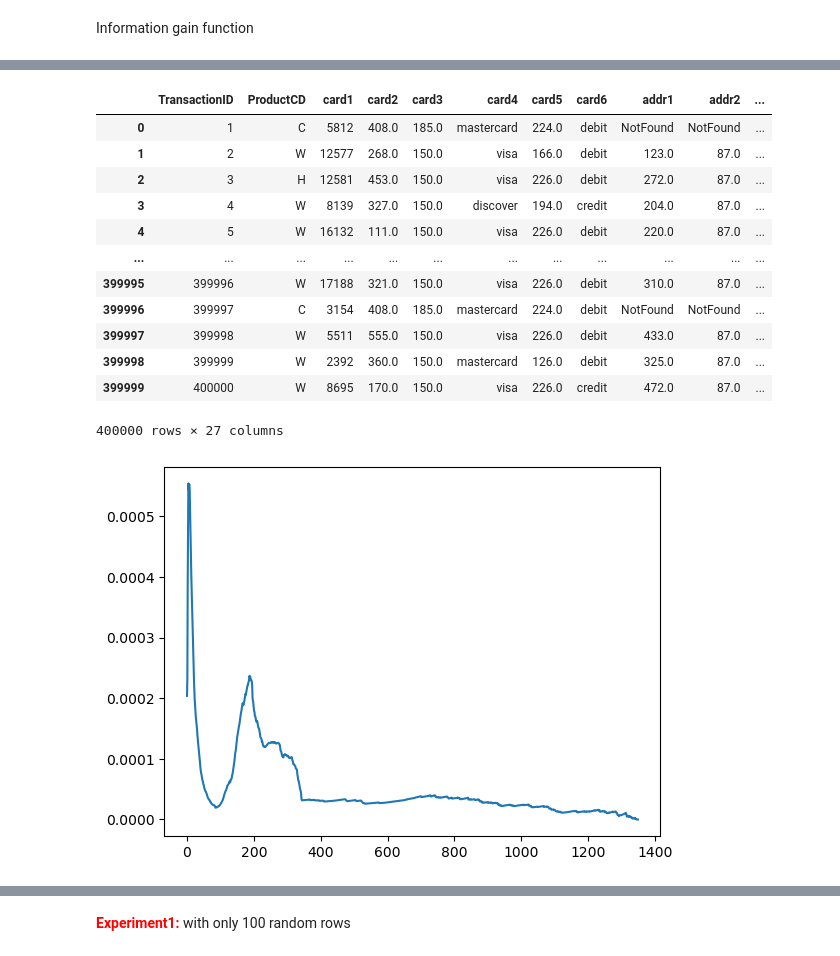
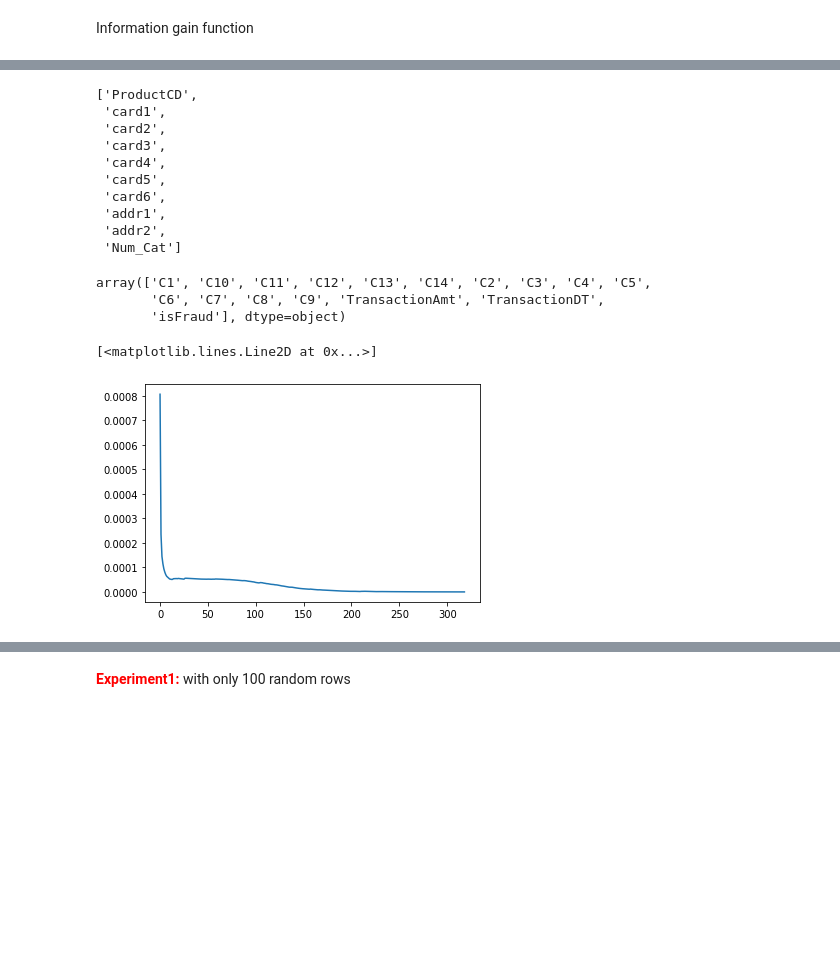
Before and after one commit to YinQingYuanQue/HM1_DT_CS529, a Jupyter notebook: HM1.ipynb, the cells around one changed output, grey strips where cells are left out. Cells and saved outputs as stored; diff of their text form; code cells hidden in the pictures; blank space fills up the shorter version.

```diff
--- a/HM1.ipynb
+++ b/HM1.ipynb
@@ -83,6 +75,5 @@ tmp.head()
 # %%
 def IG(Input_Dataframe, Split_feature, IG_methods): #IG_methods = 'Gini'/ 'Entropy' / 'MisEr'
-
 
   length = Input_Dataframe.shape[0]
   Fraud_arr = Input_Dataframe[Target]
@@ -91,21 +82,40 @@ def IG(Input_Dataframe, Split_feature, IG_methods): #IG_methods = 'Gini'/ 'Entro
   P_isF = float(len(Fraud_arr[Fraud_arr == 1])/length)
   #print (P_isF)
   P_notF = 1-P_isF
-  Gini_root = 1 - np.power(P_isF,2)  - np.power(P_notF,2)
-  Gini_leaves = [] #Gini index of each leaves
+  Impu_root = 0
+  Impu_leaves = [] #Impurity of each leaves
   Prop_leaves = [] #Propotion of each leaves
   IG_feature_Num = [] #IGs for numeric features
   #print ('Pass line 10')
   if Split_feature in Categoric_features:
     Feature_classes = np.unique(Input_Dataframe[Split_feature])
     if IG_methods == 'Gini':
+      Impu_root = 1 - np.power(P_isF,2)  - np.power(P_notF,2)
       #print ('Pass line 15')
       for i in Feature_classes:
         Sub_df = Input_Dataframe[Input_Dataframe[Split_feature] == i]
         Sub_len = len(Sub_df)
         Sub_P_isF = len(Sub_df[Sub_df[Target] == 1])/Sub_len
         Sub_P_notF = 1-Sub_P_isF
-        Gini_leaves.append(1 - np.power(Sub_P_isF,2)  - np.power(Sub_P_notF,2))
+        Impu_leaves.append(1 - np.power(Sub_P_isF,2)  - np.power(Sub_P_notF,2))
+        Prop_leaves.append(Sub_len/length)
+    elif IG_methods == 'MisEr':
+      Impu_root = 1 - max(P_isF,P_notF)
+      for i in Feature_classes:
+        Sub_df = Input_Dataframe[Input_Dataframe[Split_feature] == i]
+        Sub_len = len(Sub_df)
+        Sub_P_isF = len(Sub_df[Sub_df[Target] == 1])/Sub_len
+        Sub_P_notF = 1-Sub_P_isF
+        Impu_leaves.append(1 - max(Sub_P_isF,Sub_P_notF))
+        Prop_leaves.append(Sub_len/length)
+    elif IG_methods == 'Entropy':
+      Impu_root = -(np.log2(P_isF) + np.log2(P_notF))
+      for i in Feature_classes:
+        Sub_df = Input_Dataframe[Input_Dataframe[Split_feature] == i]
+        Sub_len = len(Sub_df)
+        Sub_P_isF = len(Sub_df[Sub_df[Target] == 1])/Sub_len
+        Sub_P_notF = 1-Sub_P_isF
+        Impu_leaves.append(-(np.log2(Sub_P_isF) + np.log2(Sub_P_notF)))
         Prop_leaves.append(Sub_len/length)
   elif Split_feature in Numeric_features:
     Sort_Input = np.unique(Input_Dataframe[Split_feature])
@@ -117,19 +127,12 @@ def IG(Input_Dataframe, Split_feature, IG_methods): #IG_methods = 'Gini'/ 'Entro
       tmp_Input_Dataframe.loc[tmp_Input_Dataframe[Split_feature] <= i,'Num_Cat'] = 0
       tmp_Input_Dataframe.loc[tmp_Input_Dataframe[Split_feature] > i,'Num_Cat'] = 1
       IG_feature_Num.append(IG(tmp_Input_Dataframe,'Num_Cat', IG_methods))
-    IG_feature_Num_fft = np.fft.fft(IG_feature_Num)
-    #plt.plot(a_fft)
-    IG_feature_Num_fft[int(IG_feature_Num_fft.shape[0]/10):] = 0
-    IG_feature_Num_ifft = np.fft.ifft(IG_feature_Num_fft)
-    # setting the threshold for the wave hill detection
-    Min_dif =
-    for
     IG_feature = max(IG_feature_Num)
-    #return [IG_feature, Sort_Input[IG_feature_Num.index(IG_feature)]]
-    return IG_feature_Num
+    return [IG_feature, Sort_Input[IG_feature_Num.index(IG_feature)]]
+    #return IG_feature_Num, Feature_LocalMax
 
-  Gini_root = np.array(Gini_root)
+  Impu_root = np.array(Impu_root)
   Prop_leaves = np.array(Prop_leaves)
-  IG_feature = Gini_root - np.matmul(Gini_leaves,Prop_leaves.T)
+  IG_feature = Impu_root - np.matmul(Impu_leaves,Prop_leaves.T)
 
   return IG_feature
@@ -136,23 +141,30 @@ def IG(Input_Dataframe, Split_feature, IG_methods): #IG_methods = 'Gini'/ 'Entro
+# %%
+Categoric_features
+# %% [output]
+['ProductCD',
+ 'card1',
+ 'card2',
+ 'card3',
+ 'card4',
+ 'card5',
+ 'card6',
+ 'addr1',
+ 'addr2',
+ 'Num_Cat']
+# %%
+Numeric_features
+# %% [output]
+array(['C1', 'C10', 'C11', 'C12', 'C13', 'C14', 'C2', 'C3', 'C4', 'C5',
+       'C6', 'C7', 'C8', 'C9', 'TransactionAmt', 'TransactionDT',
+       'isFraud'], dtype=object)
 # %%
 #test = train[0:400000]
-a = IG(train,'C1','Gini')
+a = IG(train,'C6','Gini')
 plt.plot(a)
-test
+#test
 # %% [output]
-|  | TransactionID | ProductCD | card1 | card2 | card3 | card4 | card5 | card6 | addr1 | addr2 | ... |
-| 0 | 1 | C | 5812 | 408.0 | 185.0 | mastercard | 224.0 | debit | NotFound | NotFound | ... |
-| 1 | 2 | W | 12577 | 268.0 | 150.0 | visa | 166.0 | debit | 123.0 | 87.0 | ... |
-| 2 | 3 | H | 12581 | 453.0 | 150.0 | visa | 226.0 | debit | 272.0 | 87.0 | ... |
-| 3 | 4 | W | 8139 | 327.0 | 150.0 | discover | 194.0 | credit | 204.0 | 87.0 | ... |
-| 4 | 5 | W | 16132 | 111.0 | 150.0 | visa | 226.0 | debit | 220.0 | 87.0 | ... |
-| ... | ... | ... | ... | ... | ... | ... | ... | ... | ... | ... | ... |
-| 399995 | 399996 | W | 17188 | 321.0 | 150.0 | visa | 226.0 | debit | 310.0 | 87.0 | ... |
-| 399996 | 399997 | C | 3154 | 408.0 | 185.0 | mastercard | 224.0 | debit | NotFound | NotFound | ... |
-| 399997 | 399998 | W | 5511 | 555.0 | 150.0 | visa | 226.0 | debit | 433.0 | 87.0 | ... |
-| 399998 | 399999 | W | 2392 | 360.0 | 150.0 | mastercard | 126.0 | debit | 325.0 | 87.0 | ... |
-| 399999 | 400000 | W | 8695 | 170.0 | 150.0 | visa | 226.0 | credit | 472.0 | 87.0 | ... |
-400000 rows × 27 columns
+[<matplotlib.lines.Line2D at 0x...>]
-[figure, old version]
+[figure, new version]
 # %%
 a_fft = np.fft.fft(a)
 conv_array = np.zeros(a_fft.shape)
```
Also changed, not shown: parts of 6 cells of this notebook.
